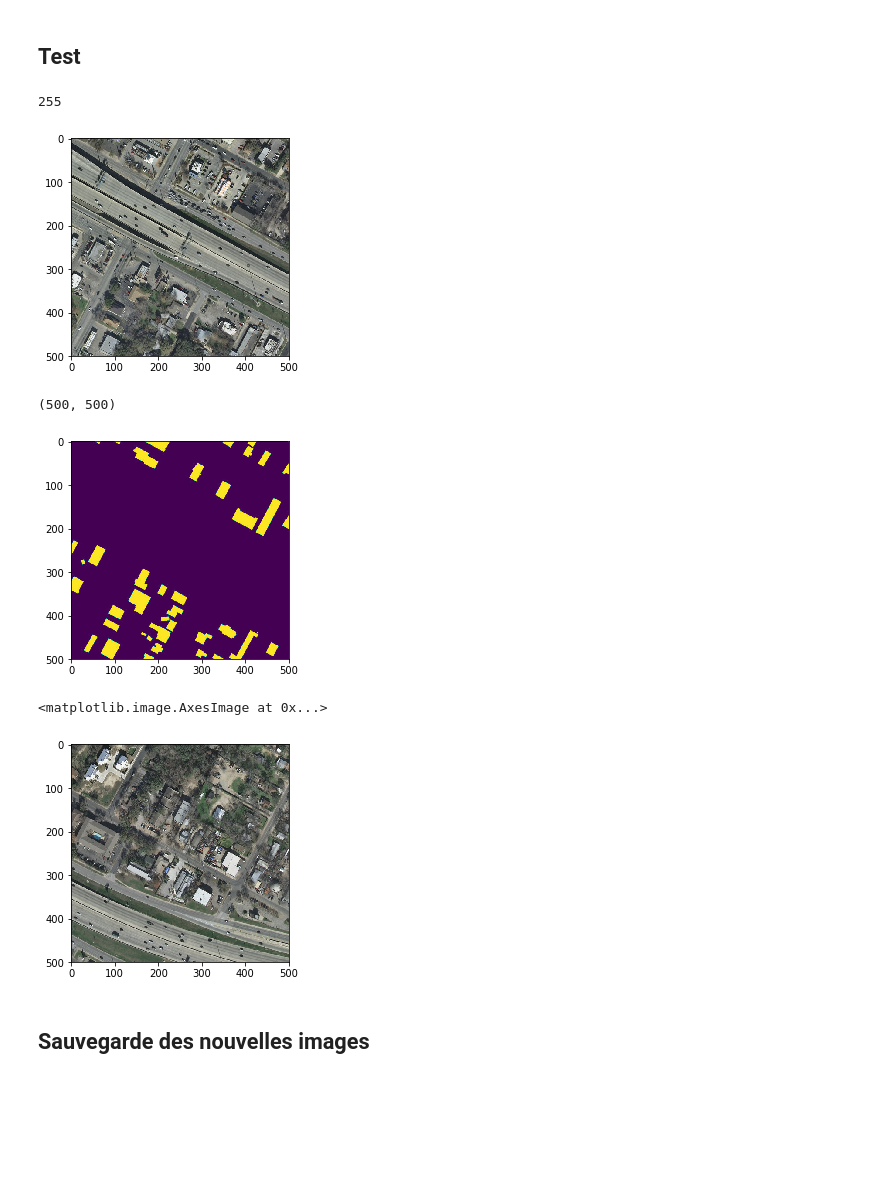
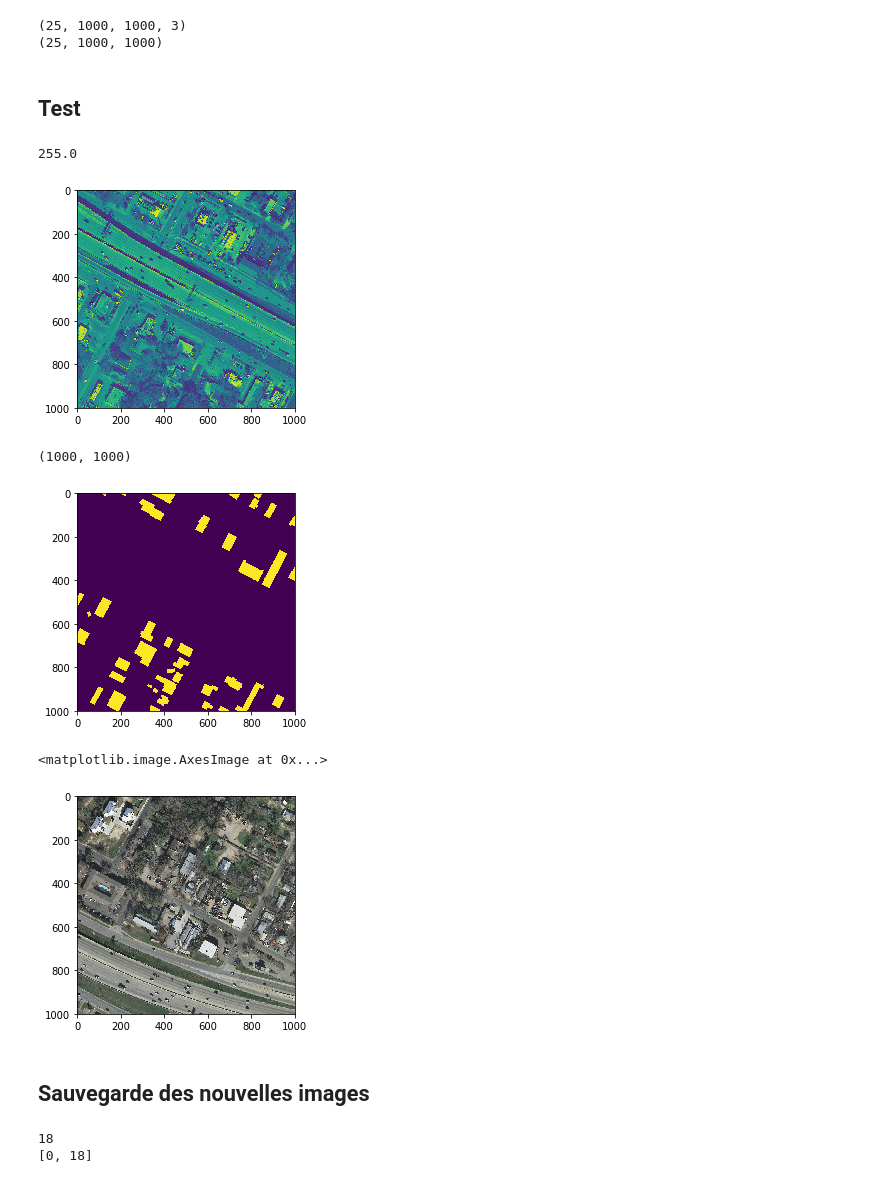
Before and after one commit to ArealTeamM2AIC/Areal_project, a Jupyter notebook: split_image.ipynb, the cells around one changed output. Drawn from its saved outputs; the diff is of its cells as text; code cells hidden in the pictures; blank space fills up the shorter version.

Commit message:
Changes split img

```diff
--- a/split_image.ipynb
+++ b/split_image.ipynb
@@ -5,5 +5,5 @@ from PIL import Image
 from os.path import join
 from os import makedirs
 # %%
-train_img = load_data.load_images_in_path("./train/images")
-train_gt = load_data.load_images_in_path("./train/gt")
+train_img = load_data.load_images_in_path("../AerialImageDataset/train/images")
+train_gt = load_data.load_images_in_path("../AerialImageDataset/train/gt")
@@ -18,7 +22,7 @@ split_size = 5
 # %%
 def insert_num_img_name(name, idx):
     s = name.split('.')
-    return s[0] + str(idx).zfill(2) + "." + s[1]
+    return s[0] + "_" + str(idx).zfill(2) + ".jpg"
 # %%
 def split_one_image(image, split_size):
     name = image[0]
@@ -28,10 +32,15 @@ def split_one_image(image, split_size):
     tmp2 = []
     for i in tmp1:
         tmp2 += np.split(i, split_size, axis=1)
-    return [(insert_num_img_name(name, i), arr) for i, arr in enumerate(tmp2)]
+    if len(np.array(tmp2).shape) == 5:
+        return [(insert_num_img_name(name, i), np.mean(arr,axis=2)) for i, arr in enumerate(tmp2)]
+    else: return [(insert_num_img_name(name, i), arr) for i, arr in enumerate(tmp2)]
 # %%
 imgs = split_one_image(sorted_train_img[0], split_size)
 gts = split_one_image(sorted_train_gt[0], split_size)
+# %% [output]
+(25, 1000, 1000, 3)
+(25, 1000, 1000)
 # %% [markdown]
 ## Test
 # %%
@@ -39,24 +48,24 @@ from matplotlib.pyplot import imshow
 # %%
 imshow(imgs[0][1])
 fst_img=imgs[0][1]
 print(fst_img.max())
-Image.fromarray(fst_img).save("tmp_img.jpg")
+Image.fromarray(fst_img).convert('L').save("tmp_img.jpg","JPEG",optimize=True)
 # %% [output]
-255
+255.0
-[figure, old version]
+[figure, new version]
 # %%
 imshow(gts[0][1])
 print(gts[0][1].shape)
 fst_gt=gts[0][1]
-Image.fromarray(fst_gt).save("tmp_gt.jpg")
+Image.fromarray(fst_gt).save("tmp_gt.jpg", "JPEG")
 # %% [output]
-(500, 500)
+(1000, 1000)
-[figure, old version]
+[figure, new version]
 # %%
 imshow(imgs[1][1])
 # %% [output]
 <matplotlib.image.AxesImage at 0x...>
-[figure, old version]
+[figure, new version]
 # %% [markdown]
 ## Sauvegarde des nouvelles images
 # %%
@@ -71,9 +85,14 @@ def split_save_imgs(path, img_tuple_list, split_size):
 # %%
-dir_splitted_img = "./train/images_splitted"
-dir_splitted_gt = "./train/gt_splitted"
+# dir_splitted_img = "../splitted_dataset/train/images_splitted"
+dir_splitted_img = "../img_split_grayscale"
+# dir_splitted_gt = "../splitted_dataset/train/gt_splitted"
+dir_splitted_gt = "../gt_split"
 
-makedirs(dir_splitted_img)
-makedirs(dir_splitted_gt)
+#makedirs(dir_splitted_img)
+#makedirs(dir_splitted_gt)
 
-split_save_imgs(dir_splitted_img, sorted_train_img, size_split)
-split_save_imgs(dir_splitted_gt, sorted_train_gt, size_split)
+split_save_imgs(dir_splitted_img, sorted_train_img, split_size, 10, 0)
+#split_save_imgs(dir_splitted_gt, sorted_train_gt, split_size, 10, 4)
+# %% [output]
+18
+[0, 18]
```
Also changed, not shown: parts of 4 cells of this notebook.
